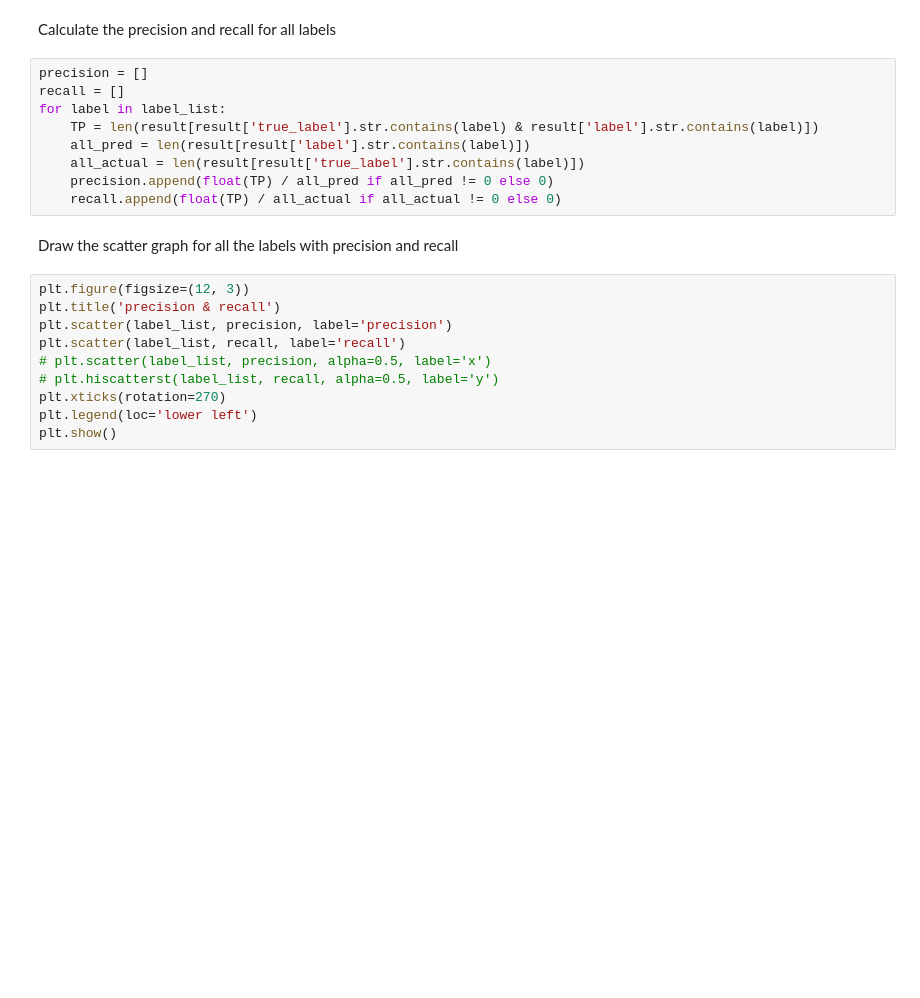
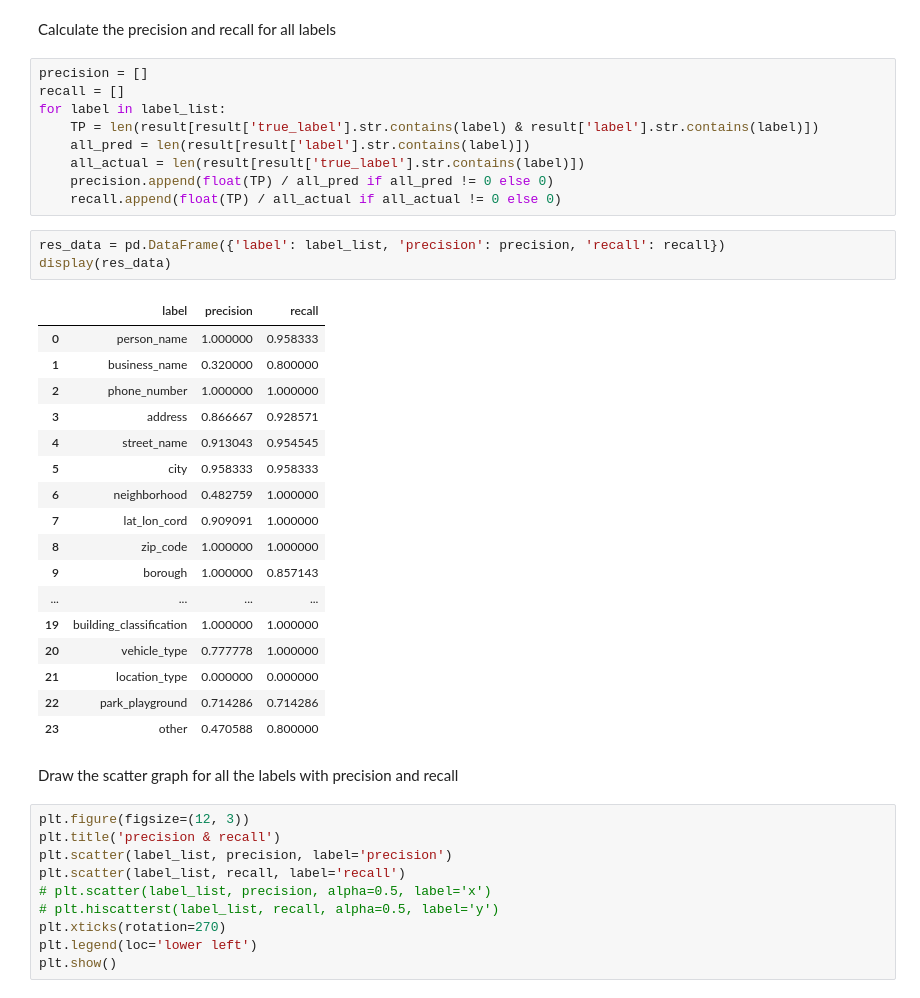
Before and after one commit to poi233/bigdata_project, a Jupyter notebook: Task2.ipynb, the cells around one changed output. Saved outputs shown, nothing was run; the diff lists cells and outputs as text; blank space fills up the shorter version.

```diff
--- a/Task2.ipynb
+++ b/Task2.ipynb
@@ -28,6 +49,27 @@ for label in label_list:
     all_actual = len(result[result['true_label'].str.contains(label)])
     precision.append(float(TP) / all_pred if all_pred != 0 else 0)
     recall.append(float(TP) / all_actual if all_actual != 0 else 0)
+# %%
+res_data = pd.DataFrame({'label': label_list, 'precision': precision, 'recall': recall})
+display(res_data)
+# %% [output]
+|  | label | precision | recall |
+| 0 | person_name | 1.000000 | 0.958333 |
+| 1 | business_name | 0.320000 | 0.800000 |
+| 2 | phone_number | 1.000000 | 1.000000 |
+| 3 | address | 0.866667 | 0.928571 |
+| 4 | street_name | 0.913043 | 0.954545 |
+| 5 | city | 0.958333 | 0.958333 |
+| 6 | neighborhood | 0.482759 | 1.000000 |
+| 7 | lat_lon_cord | 0.909091 | 1.000000 |
+| 8 | zip_code | 1.000000 | 1.000000 |
+| 9 | borough | 1.000000 | 0.857143 |
+| ... | ... | ... | ... |
+| 19 | building_classification | 1.000000 | 1.000000 |
+| 20 | vehicle_type | 0.777778 | 1.000000 |
+| 21 | location_type | 0.000000 | 0.000000 |
+| 22 | park_playground | 0.714286 | 0.714286 |
+| 23 | other | 0.470588 | 0.800000 |
 # %% [markdown]
 Draw the scatter graph for all the labels with precision and recall
 # %%
```
Also changed, not shown: parts of 2 cells of this notebook, 6 other files.
